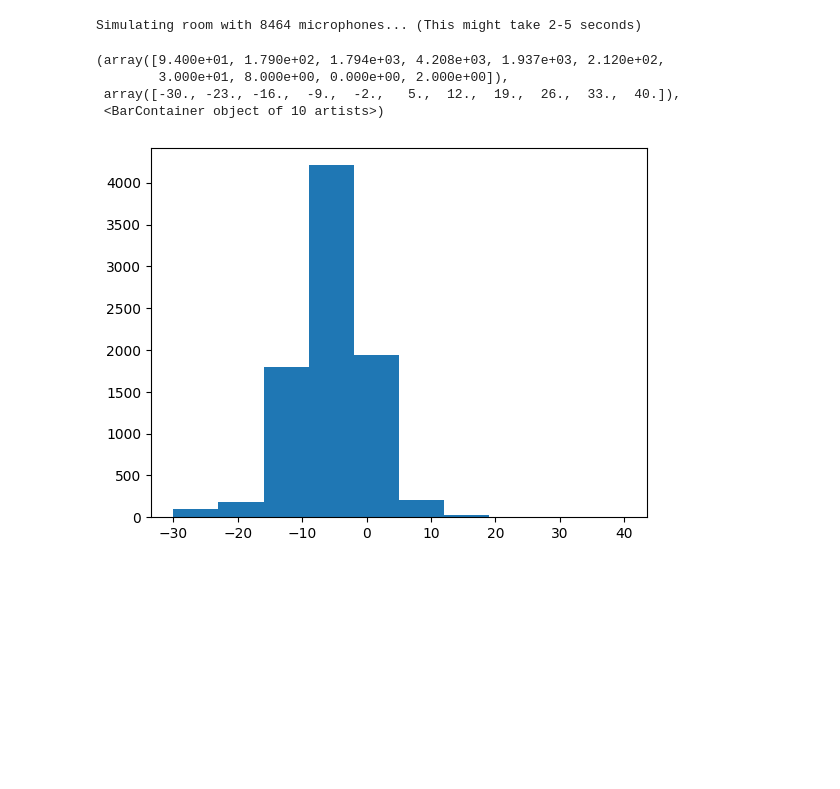
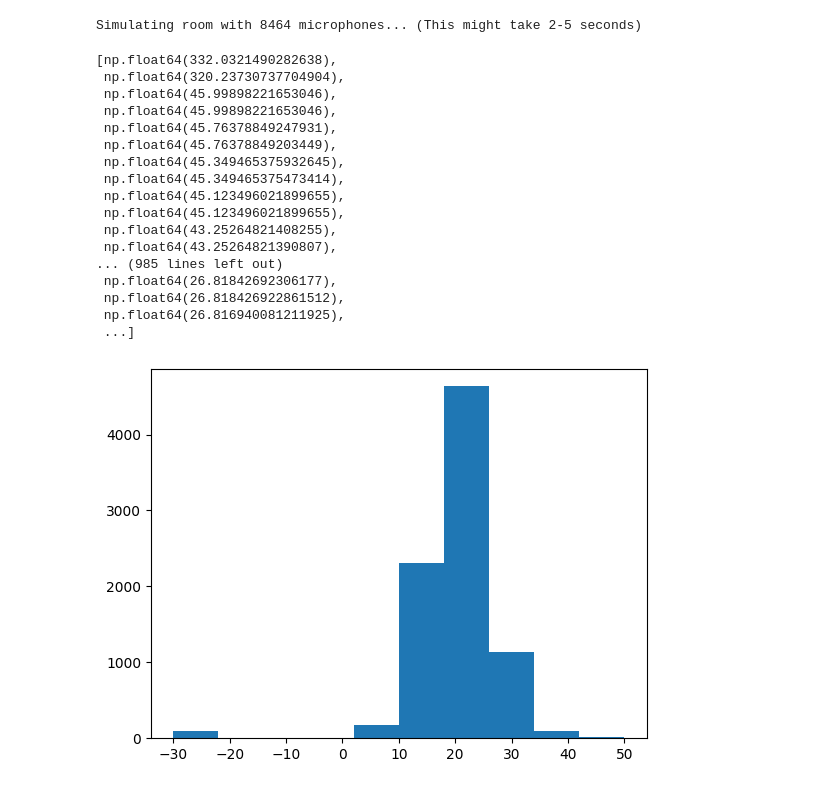
Before and after one commit to felipe-lund/sound-zones, a Jupyter notebook: basic_trial.ipynb, the cells around one changed output. Saved outputs shown, nothing was run; the diff lists cells and outputs as text; code cells hidden in the pictures; blank space fills up the shorter version.

```diff
--- a/basic_trial.ipynb
+++ b/basic_trial.ipynb
@@ -85,8 +82,8 @@ room = pra.ShoeBox([5, 5, 5], fs=fs)
 
 t = np.arange(0, 0.1, 1/fs) # 0.1 seconds of audio
 f0 = 1000.0
-signal_loud = 1.0 * np.sin(2 * np.pi * f0 * t + np.pi)
-signal_quiet = 1.0 * np.sin(2 * np.pi * f0 * t)
+signal_loud = 20 * np.sin(2 * np.pi * f0 * t + np.pi)
+signal_quiet = 20 * np.sin(2 * np.pi * f0 * t)
 
 # Add Speakers (Left is loud, Right is quiet)
 speakers = np.array([[0.5, 1.5, 2.5], [0.5, 3.5, 2.5]]).T
@@ -113,20 +110,34 @@ Simulating room with 8464 microphones... (This might take 2-5 seconds)
 # %%
 start_idx = int(0.08 * fs)
 db_values = np.zeros(num_mics)
 
 for i in range(num_mics):
     mic_signal = room.mic_array.signals[i, start_idx:]
     rms = np.sqrt(np.mean(mic_signal**2))
     db_values[i] = 20 * np.log10(rms + 1e-12)
 
-
-plt.hist(db_values.clip(-30, 40))
+# plt.hist(db_values)
+plt.hist(db_values.clip(-30, 50))
+sorted(db_values, reverse=True)
 # %% [output]
-(array([9.400e+01, 1.790e+02, 1.794e+03, 4.208e+03, 1.937e+03, 2.120e+02,
-        3.000e+01, 8.000e+00, 0.000e+00, 2.000e+00]),
- array([-30., -23., -16.,  -9.,  -2.,   5.,  12.,  19.,  26.,  33.,  40.]),
- <BarContainer object of 10 artists>)
+[np.float64(332.0321490282638),
+ np.float64(320.23730737704904),
+ np.float64(45.99898221653046),
+ np.float64(45.99898221653046),
+ np.float64(45.76378849247931),
+ np.float64(45.76378849203449),
+ np.float64(45.349465375932645),
+ np.float64(45.349465375473414),
+ np.float64(45.123496021899655),
+ np.float64(45.123496021899655),
+ np.float64(43.25264821408255),
+ np.float64(43.25264821390807),
+... (985 lines left out)
+ np.float64(26.81842692306177),
+ np.float64(26.818426922861512),
+ np.float64(26.816940081211925),
+ ...]
-[figure, old version]
+[figure, new version]
 # %%
 
 # Reshape the flat list of dB values back into our 2D grid shape for plotting
```
Also changed, not shown: parts of 3 cells of this notebook.
